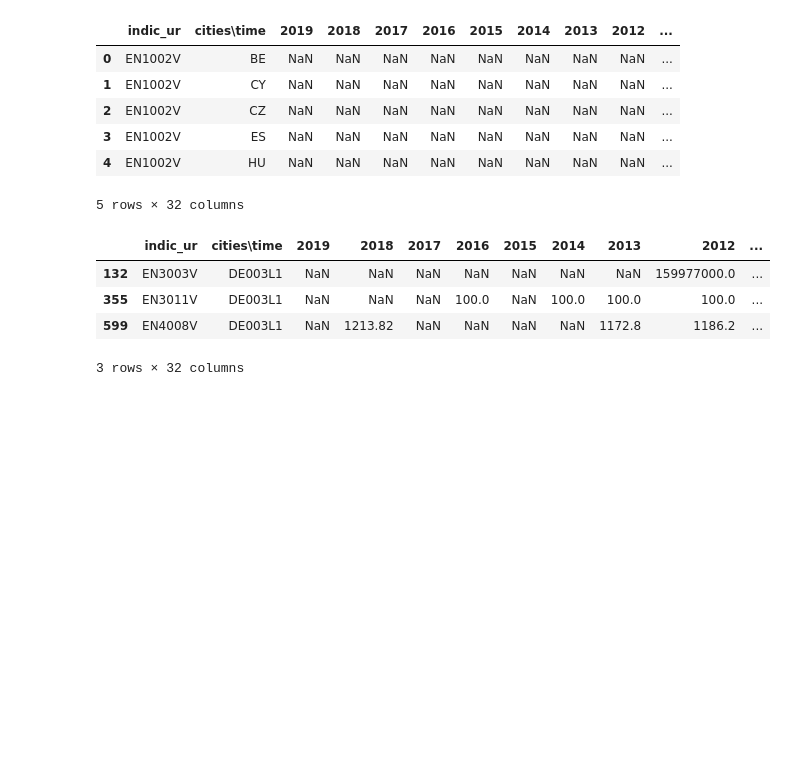
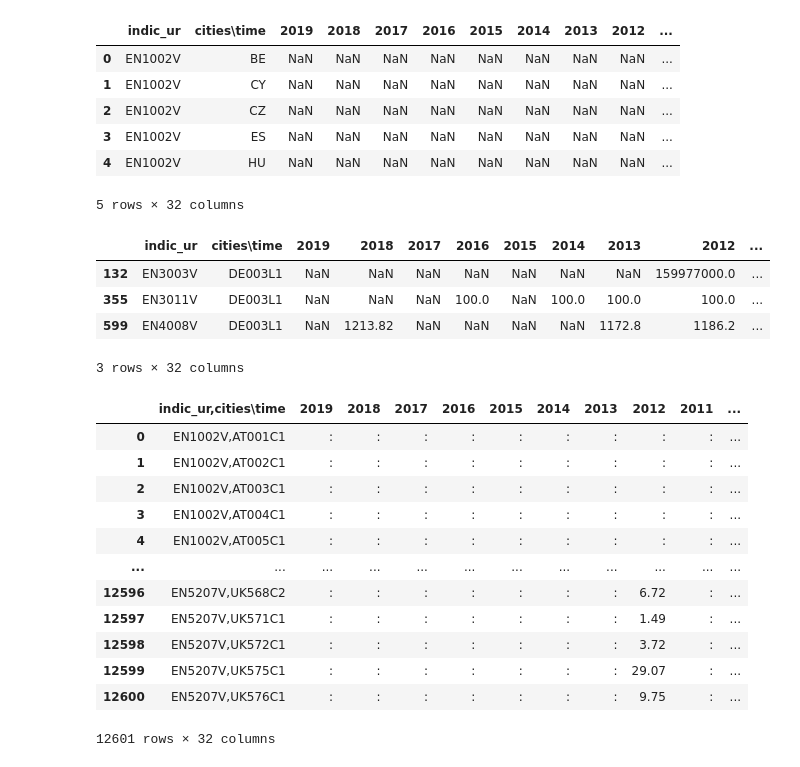
Before and after one commit to NikolasHaimerl/DOP_EX3, a Jupyter notebook: src/data_preparation/EDA dopp climate.ipynb, the cells around one changed output. Drawn from its saved outputs; the diff is of its cells as text; code cells hidden in the pictures; blank space fills up the shorter version.

```diff
--- a/src/data_preparation/EDA dopp climate.ipynb
+++ b/src/data_preparation/EDA dopp climate.ipynb
@@ -114,3 +136,19 @@ sub.dropna(axis=0, thresh=1)#how='all')
 | 355 | EN3011V | DE003L1 | NaN | NaN | NaN | 100.0 | NaN | 100.0 | 100.0 | 100.0 | ... |
 | 599 | EN4008V | DE003L1 | NaN | 1213.82 | NaN | NaN | NaN | NaN | 1172.8 | 1186.2 | ... |
 3 rows × 32 columns
+# %%
+urbc
+# %% [output]
+|  | indic_ur,cities\time | 2019 | 2018 | 2017 | 2016 | 2015 | 2014 | 2013 | 2012 | 2011 | ... |
+| 0 | EN1002V,AT001C1 | : | : | : | : | : | : | : | : | : | ... |
+| 1 | EN1002V,AT002C1 | : | : | : | : | : | : | : | : | : | ... |
+| 2 | EN1002V,AT003C1 | : | : | : | : | : | : | : | : | : | ... |
+| 3 | EN1002V,AT004C1 | : | : | : | : | : | : | : | : | : | ... |
+| 4 | EN1002V,AT005C1 | : | : | : | : | : | : | : | : | : | ... |
+| ... | ... | ... | ... | ... | ... | ... | ... | ... | ... | ... | ... |
+| 12596 | EN5207V,UK568C2 | : | : | : | : | : | : | : | 6.72 | : | ... |
+| 12597 | EN5207V,UK571C1 | : | : | : | : | : | : | : | 1.49 | : | ... |
+| 12598 | EN5207V,UK572C1 | : | : | : | : | : | : | : | 3.72 | : | ... |
+| 12599 | EN5207V,UK575C1 | : | : | : | : | : | : | : | 29.07 | : | ... |
+| 12600 | EN5207V,UK576C1 | : | : | : | : | : | : | : | 9.75 | : | ... |
+12601 rows × 32 columns
```
Also changed, not shown: parts of 8 cells of this notebook.
